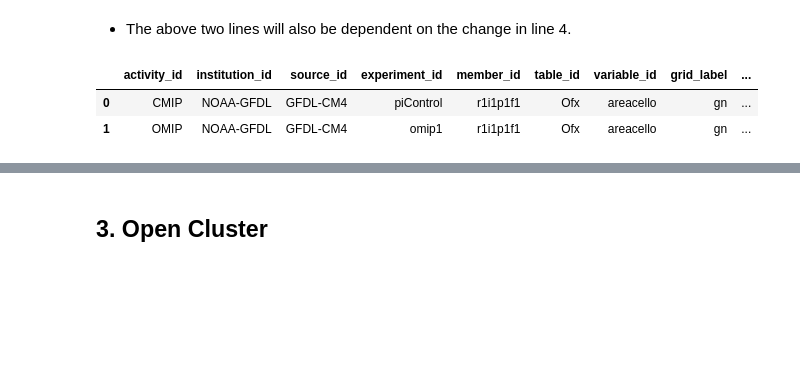
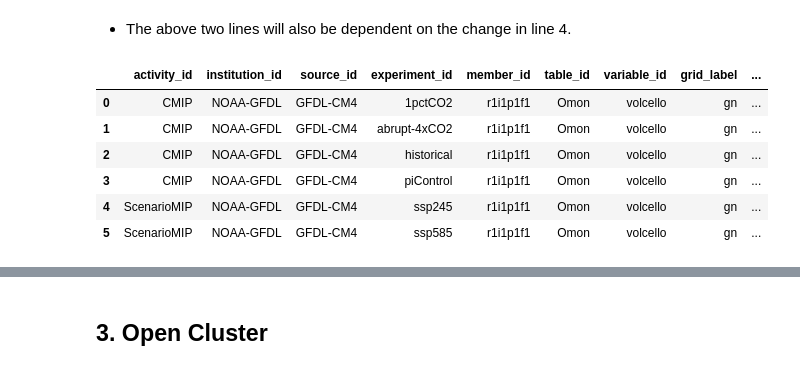
Before and after one commit to disandroa/sectionate, a Jupyter notebook: examples/trans_calc.ipynb, the cells around one changed output, grey strips where cells are left out. Saved outputs shown, nothing was run; the diff lists cells and outputs as text; code cells hidden in the pictures; blank space fills up the shorter version.

Commit message:
checked for other variables

```diff
--- a/examples/trans_calc.ipynb
+++ b/examples/trans_calc.ipynb
@@ -143,12 +143,16 @@ CMIP.NOAA-GFDL.GFDL-CM4.historical.Omon.gn
 # %% [markdown]
 * The above two lines will also be dependent on the change in line 4.
 # %%
-dog1 = col.search(source_id='GFDL-CM4', variable_id='areacello', grid_label='gn')
+dog1 = col.search(source_id='GFDL-CM4', variable_id='volcello', grid_label='gn')
 dog1.df
 # %% [output]
 |  | activity_id | institution_id | source_id | experiment_id | member_id | table_id | variable_id | grid_label | ... |
-| 0 | CMIP | NOAA-GFDL | GFDL-CM4 | piControl | r1i1p1f1 | Ofx | areacello | gn | ... |
-| 1 | OMIP | NOAA-GFDL | GFDL-CM4 | omip1 | r1i1p1f1 | Ofx | areacello | gn | ... |
+| 0 | CMIP | NOAA-GFDL | GFDL-CM4 | 1pctCO2 | r1i1p1f1 | Omon | volcello | gn | ... |
+| 1 | CMIP | NOAA-GFDL | GFDL-CM4 | abrupt-4xCO2 | r1i1p1f1 | Omon | volcello | gn | ... |
+| 2 | CMIP | NOAA-GFDL | GFDL-CM4 | historical | r1i1p1f1 | Omon | volcello | gn | ... |
+| 3 | CMIP | NOAA-GFDL | GFDL-CM4 | piControl | r1i1p1f1 | Omon | volcello | gn | ... |
+| 4 | ScenarioMIP | NOAA-GFDL | GFDL-CM4 | ssp245 | r1i1p1f1 | Omon | volcello | gn | ... |
+| 5 | ScenarioMIP | NOAA-GFDL | GFDL-CM4 | ssp585 | r1i1p1f1 | Omon | volcello | gn | ... |
 # %%
 dset_dict1 = dog1.to_dataset_dict(zarr_kwargs={'consolidated': True})
 list(dset_dict1.keys())
```
Also changed, not shown: parts of 10 cells of this notebook.
